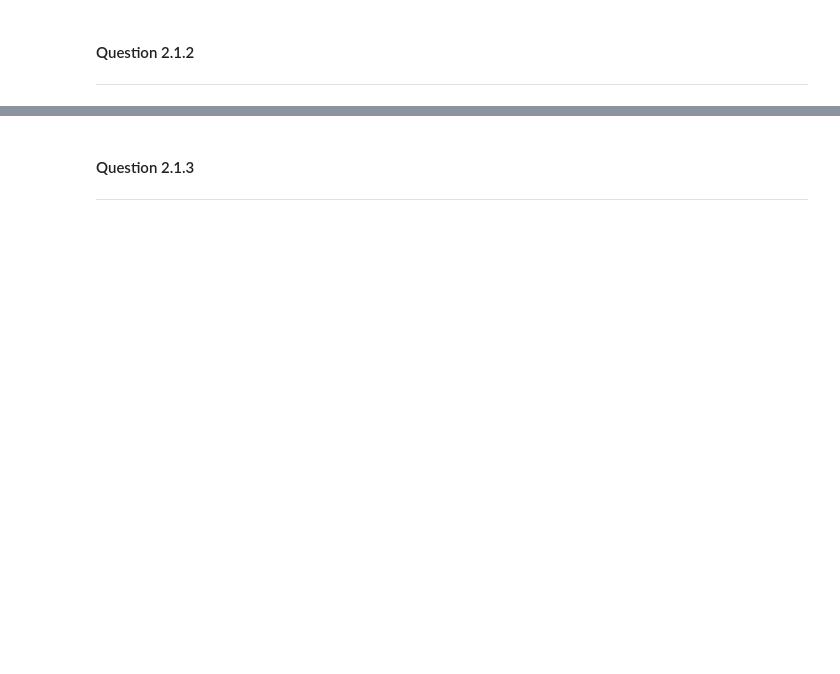
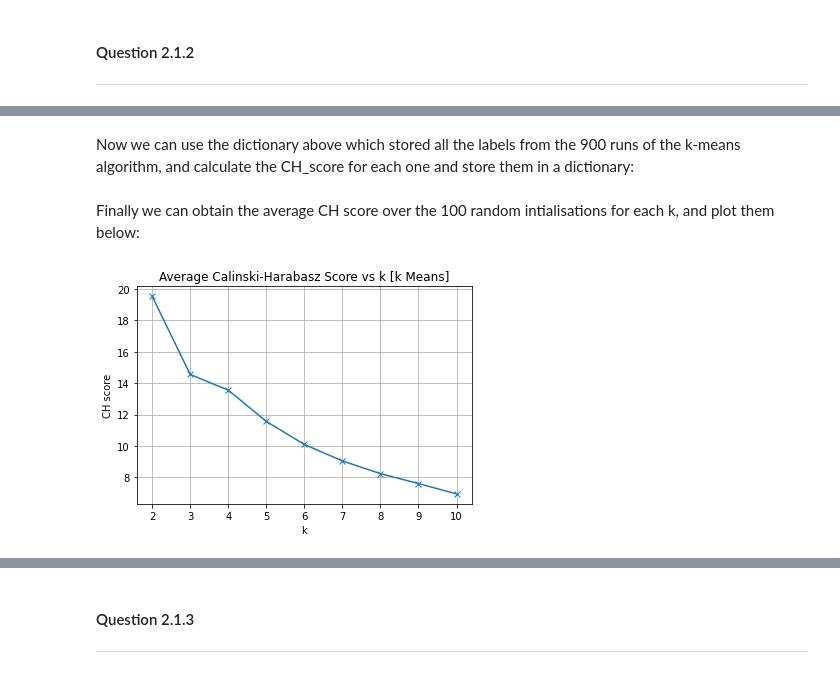
Before and after one commit to shrilekkala/data-science, a Jupyter notebook: cw2/Data Science Coursework 2.ipynb, the cells around one changed output, grey strips where cells are left out. Drawn from its saved outputs; the diff is of its cells as text; code cells hidden in the pictures; blank space fills up the shorter version.

```diff
--- a/cw2/Data Science Coursework 2.ipynb
+++ b/cw2/Data Science Coursework 2.ipynb
@@ -1313,0 +1288,2 @@ plt.show()
+# %% [markdown]
+Now we can use the dictionary above which stored all the labels from the 900 runs of the k-means algorithm, and calculate the CH_score for each one and store them in a dictionary:
@@ -1313,0 +1301,2 @@ plt.show()
+# %% [markdown]
+Finally we can obtain the average CH score over the 100 random intialisations for each k, and plot them below:
@@ -1313,0 +1307,9 @@ plt.show()
+# %%
+plt.plot(range(2, 11), average_CH_scores, '-x')
+plt.title("Average Calinski-Harabasz Score vs k [k Means]")
+plt.xlabel("k")
+plt.ylabel("CH score")
+plt.grid()
+plt.show()
+# %% [output]
+[figure, added]
```
Also changed, not shown: parts of 70 cells of this notebook.
